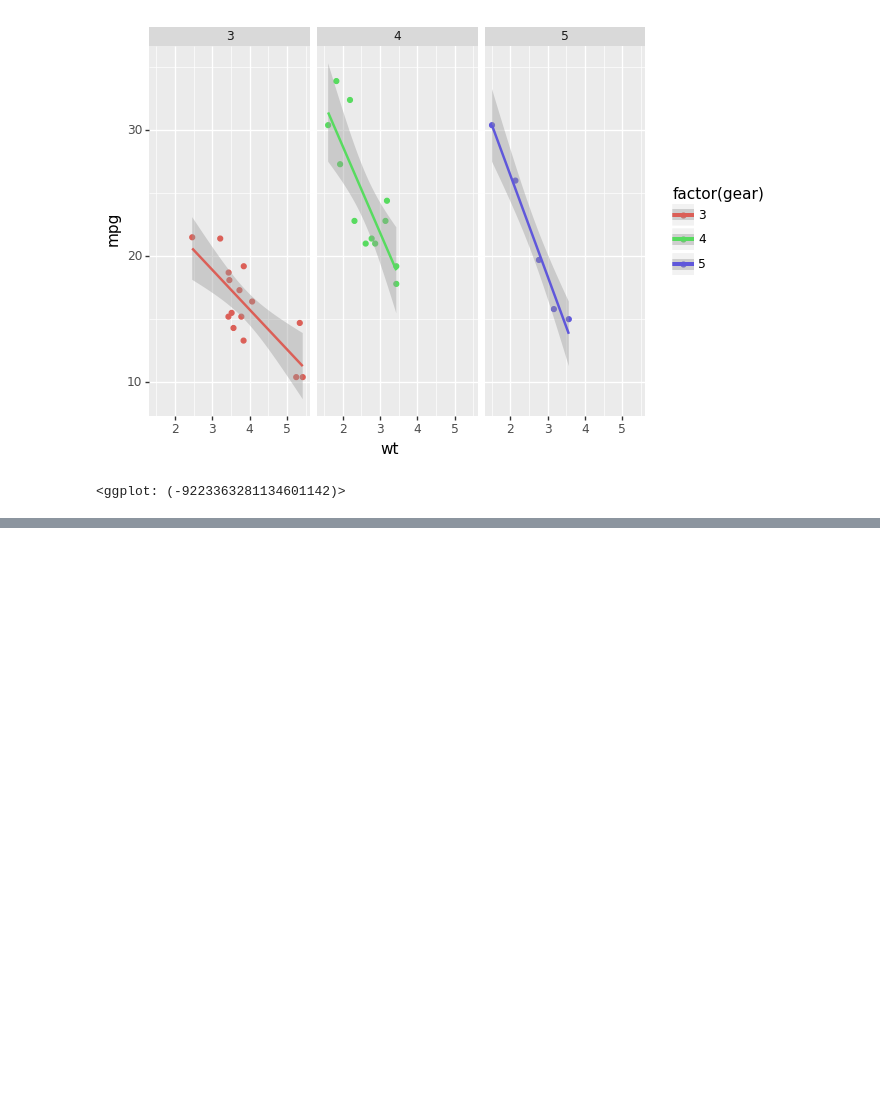
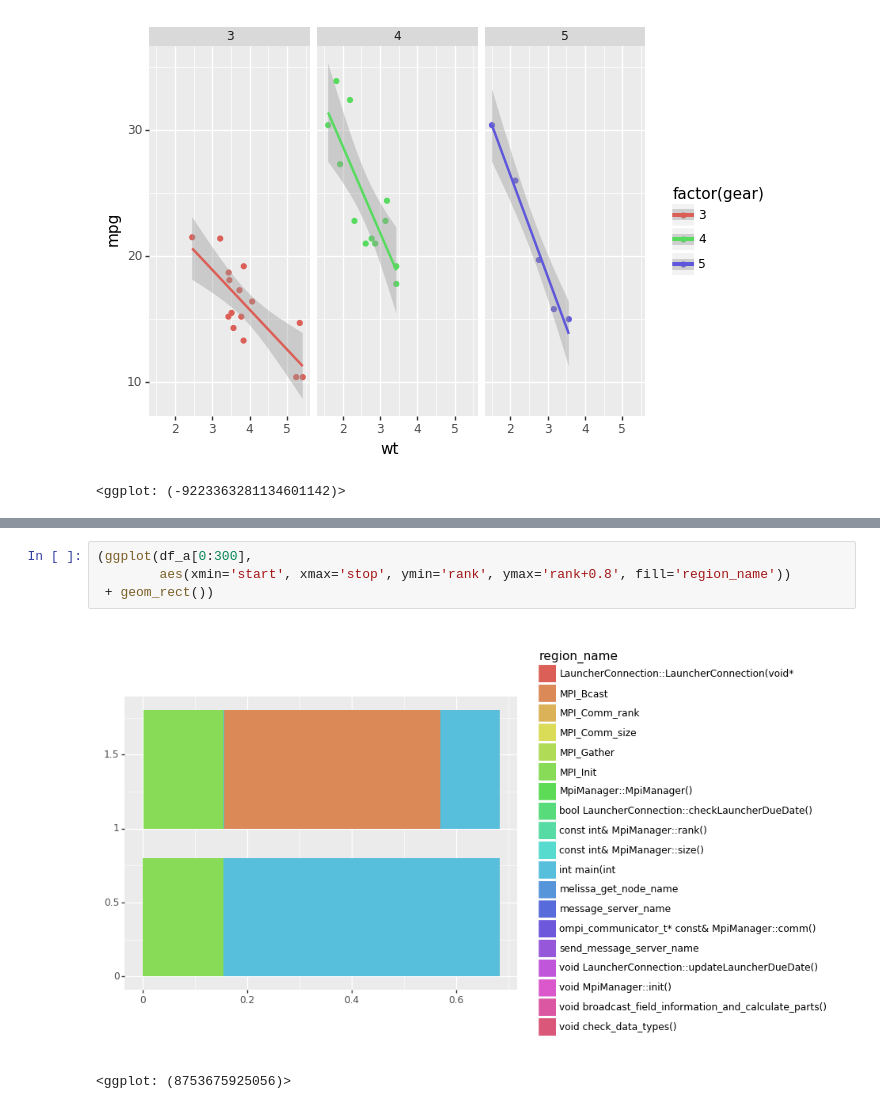
Before and after one commit to kellekai-jira/Fugaku-Particle-Filter, a Jupyter notebook: profiling/otf2-reader.ipynb, the cells around one changed output, grey strips where cells are left out. Cells and saved outputs as stored; diff of their text form; blank space fills up the shorter version.

```diff
--- a/profiling/otf2-reader.ipynb
+++ b/profiling/otf2-reader.ipynb
@@ -166,0 +181,7 @@ PlotnineError: "Cannot add layer to object of type <class 'plotnine.aes.aes'>"
+# %%
+(ggplot(df_a[0:300],
+        aes(xmin='start', xmax='stop', ymin='rank', ymax='rank+0.8', fill='region_name'))
+ + geom_rect())
+# %% [output]
+[figure, added]
+<ggplot: (8753675925056)>
```
Also changed, not shown: parts of 7 cells of this notebook.
